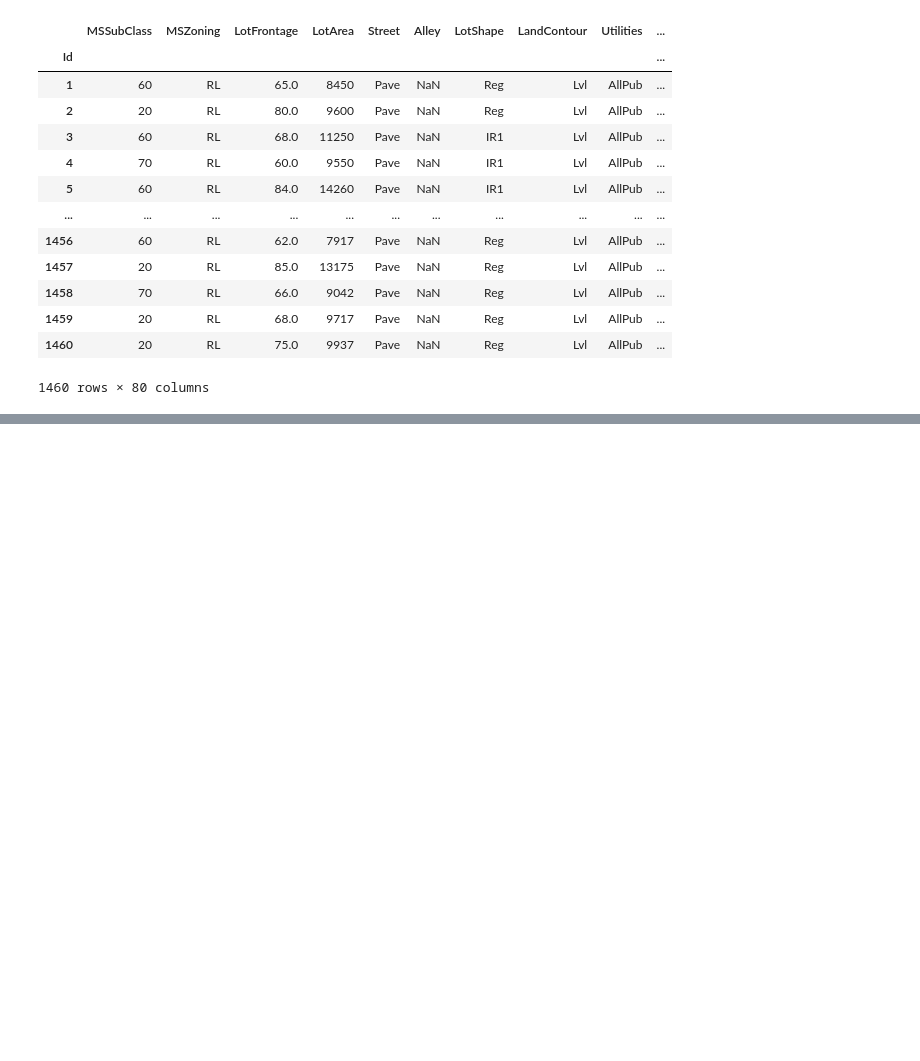
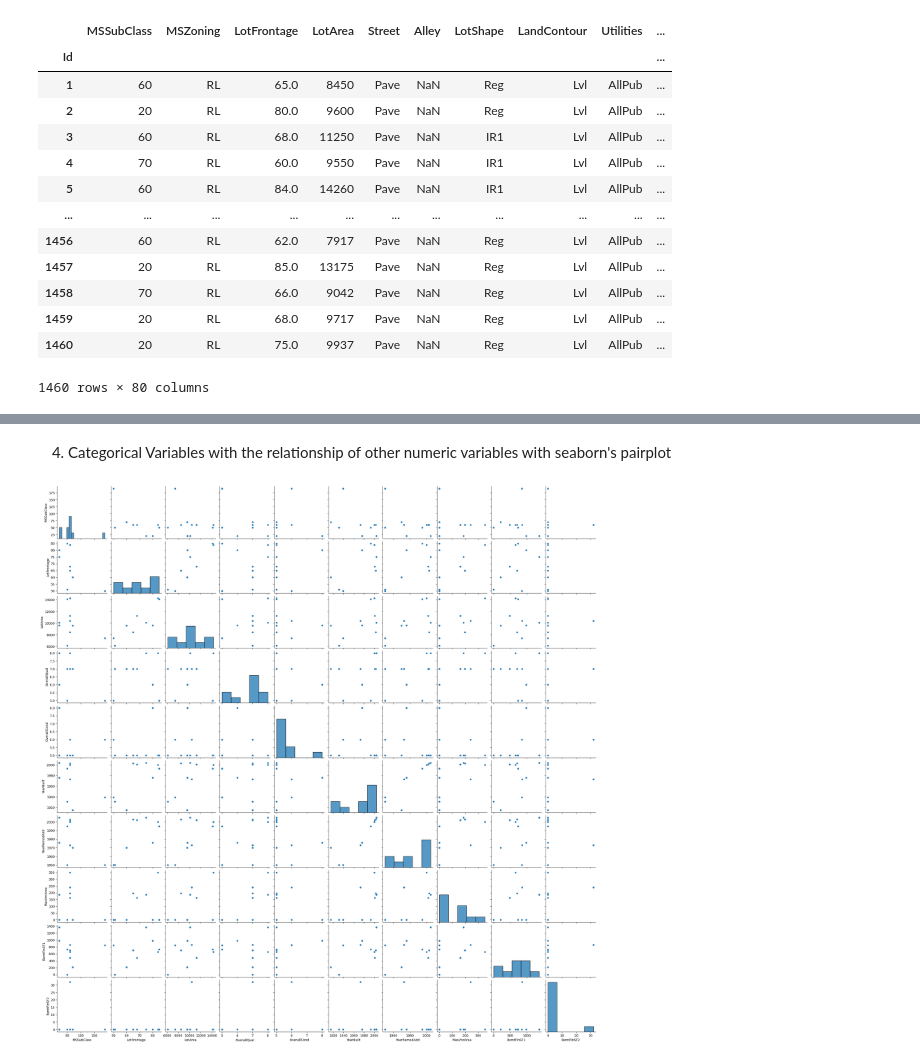
Before and after one commit to armh12/house_prices_data, a Jupyter notebook: house_prices_data.ipynb, the cells around one changed output, grey strips where cells are left out. Cells and saved outputs as stored; diff of their text form; code cells hidden in the pictures; blank space fills up the shorter version.

```diff
--- a/house_prices_data.ipynb
+++ b/house_prices_data.ipynb
@@ -107,0 +122,9 @@ correlationCols(new_df)
+# %% [markdown]
+4. Categorical Variables with the relationship of other numeric variables with seaborn's pairplot
+# %%
+# problem 4
+
+cat_df = data.select_dtypes(include = object)
+sns.pairplot(num_df.iloc[:10, :10]);
+# %% [output]
+[figure, added]
```
Also changed, not shown: parts of 30 cells of this notebook.
